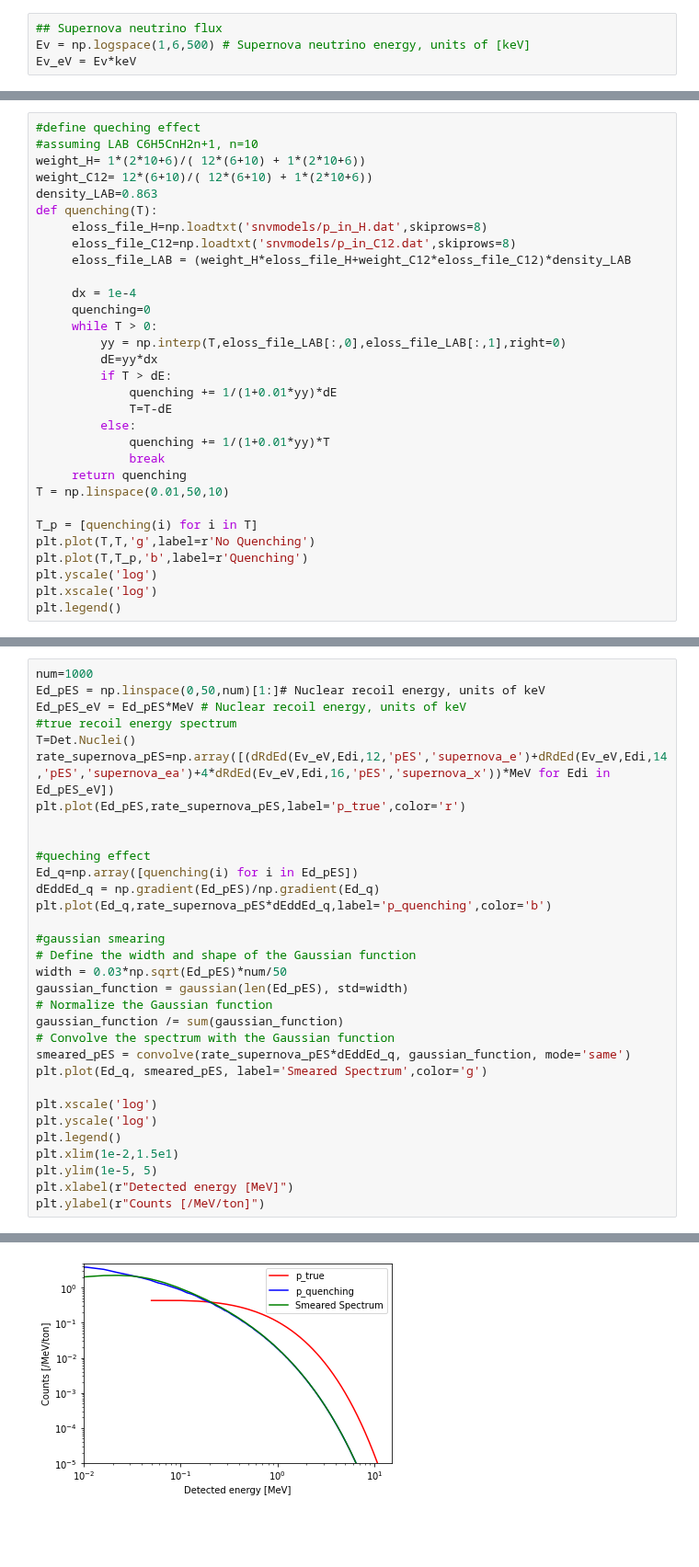
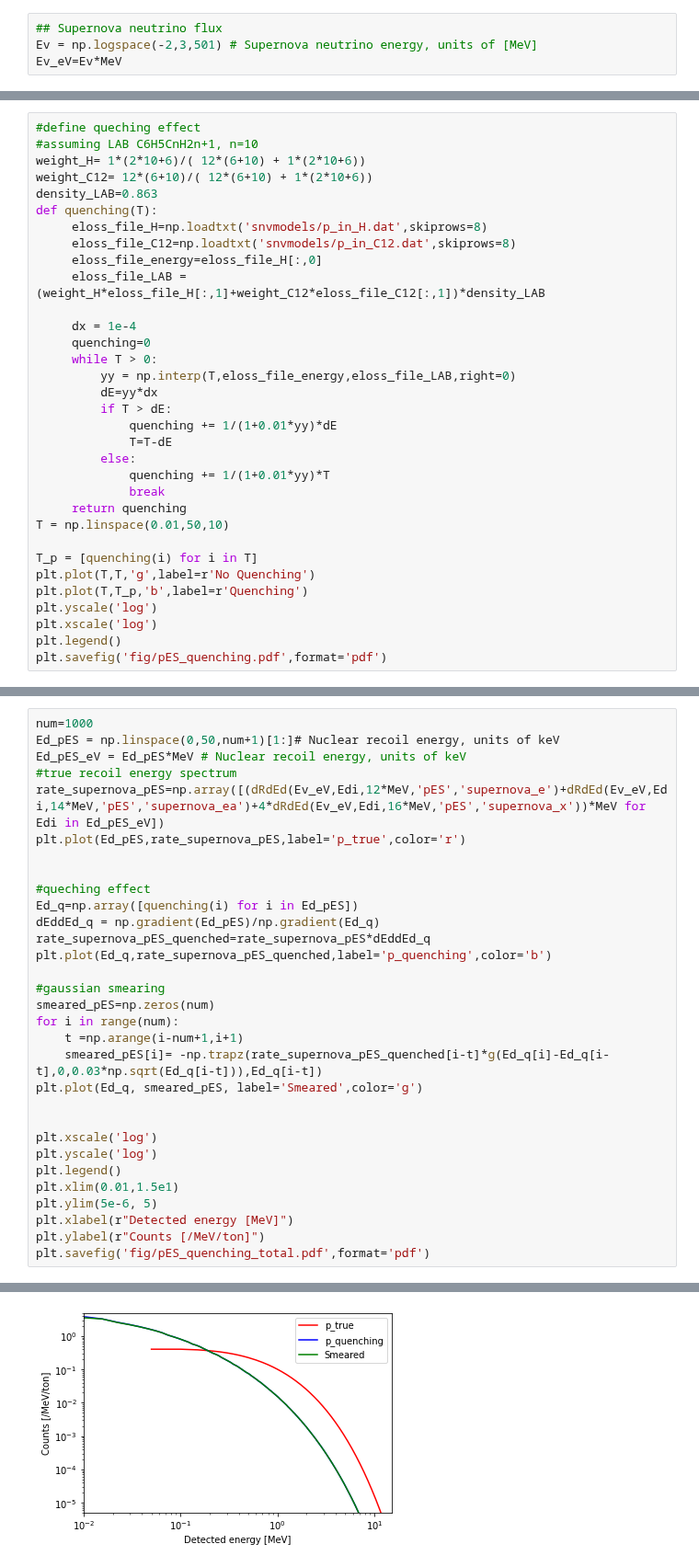
Before and after one commit to mjzurowski/sgm, a Jupyter notebook: Neutrino-LAB.ipynb, the cells around one changed output, grey strips where cells are left out. Shown at 92% size. Drawn from its saved outputs; the diff is of its cells as text; blank space fills up the shorter version.

```diff
--- a/Neutrino-LAB.ipynb
+++ b/Neutrino-LAB.ipynb
@@ -21,6 +19,6 @@ Det = DAMA()
 Model = SNv()
 # %%
 ## Supernova neutrino flux
-Ev = np.logspace(1,6,500) # Supernova neutrino energy, units of [keV]
-Ev_eV = Ev*keV
+Ev = np.logspace(-2,3,501) # Supernova neutrino energy, units of [MeV]
+Ev_eV=Ev*MeV
 # %%
@@ -153,12 +162,13 @@ density_LAB=0.863
 def quenching(T):
      eloss_file_H=np.loadtxt('snvmodels/p_in_H.dat',skiprows=8)
      eloss_file_C12=np.loadtxt('snvmodels/p_in_C12.dat',skiprows=8)
-     eloss_file_LAB = (weight_H*eloss_file_H+weight_C12*eloss_file_C12)*density_LAB
+     eloss_file_energy=eloss_file_H[:,0]
+     eloss_file_LAB = (weight_H*eloss_file_H[:,1]+weight_C12*eloss_file_C12[:,1])*density_LAB
 
      dx = 1e-4
      quenching=0
      while T > 0:
-         yy = np.interp(T,eloss_file_LAB[:,0],eloss_file_LAB[:,1],right=0)
+         yy = np.interp(T,eloss_file_energy,eloss_file_LAB,right=0)
          dE=yy*dx
          if T > dE:
              quenching += 1/(1+0.01*yy)*dE
@@ -175,4 +185,5 @@ plt.plot(T,T_p,'b',label=r'Quenching')
 plt.yscale('log')
 plt.xscale('log')
 plt.legend()
+plt.savefig('fig/pES_quenching.pdf',format='pdf')
 # %% [output]
@@ -180,34 +190,33 @@ plt.legend()
 [figure]
 # %%
 num=1000
-Ed_pES = np.linspace(0,50,num)[1:]# Nuclear recoil energy, units of keV
+Ed_pES = np.linspace(0,50,num+1)[1:]# Nuclear recoil energy, units of keV
 Ed_pES_eV = Ed_pES*MeV # Nuclear recoil energy, units of keV
 #true recoil energy spectrum
-T=Det.Nuclei()
-rate_supernova_pES=np.array([(dRdEd(Ev_eV,Edi,12,'pES','supernova_e')+dRdEd(Ev_eV,Edi,14,'pES','supernova_ea')+4*dRdEd(Ev_eV,Edi,16,'pES','supernova_x'))*MeV for Edi in Ed_pES_eV])
+rate_supernova_pES=np.array([(dRdEd(Ev_eV,Edi,12*MeV,'pES','supernova_e')+dRdEd(Ev_eV,Edi,14*MeV,'pES','supernova_ea')+4*dRdEd(Ev_eV,Edi,16*MeV,'pES','supernova_x'))*MeV for Edi in Ed_pES_eV])
 plt.plot(Ed_pES,rate_supernova_pES,label='p_true',color='r')
 
 
 #queching effect
 Ed_q=np.array([quenching(i) for i in Ed_pES])
 dEddEd_q = np.gradient(Ed_pES)/np.gradient(Ed_q)
-plt.plot(Ed_q,rate_supernova_pES*dEddEd_q,label='p_quenching',color='b')
+rate_supernova_pES_quenched=rate_supernova_pES*dEddEd_q
+plt.plot(Ed_q,rate_supernova_pES_quenched,label='p_quenching',color='b')
 
 #gaussian smearing
-# Define the width and shape of the Gaussian function
-width = 0.03*np.sqrt(Ed_pES)*num/50
-gaussian_function = gaussian(len(Ed_pES), std=width)
-# Normalize the Gaussian function
-gaussian_function /= sum(gaussian_function)
-# Convolve the spectrum with the Gaussian function
-smeared_pES = convolve(rate_supernova_pES*dEddEd_q, gaussian_function, mode='same')
-plt.plot(Ed_q, smeared_pES, label='Smeared Spectrum',color='g')
+smeared_pES=np.zeros(num)
+for i in range(num):
+    t =np.arange(i-num+1,i+1)
+    smeared_pES[i]= -np.trapz(rate_supernova_pES_quenched[i-t]*g(Ed_q[i]-Ed_q[i-t],0,0.03*np.sqrt(Ed_q[i-t])),Ed_q[i-t])
+plt.plot(Ed_q, smeared_pES, label='Smeared',color='g')
+
 
 plt.xscale('log')
 plt.yscale('log')
 plt.legend()
-plt.xlim(1e-2,1.5e1)
-plt.ylim(1e-5, 5)
+plt.xlim(0.01,1.5e1)
+plt.ylim(5e-6, 5)
 plt.xlabel(r"Detected energy [MeV]")
 plt.ylabel(r"Counts [/MeV/ton]")
+plt.savefig('fig/pES_quenching_total.pdf',format='pdf')
 # %% [output]
@@ -215 +223 @@ Text(0, 0.5, 'Counts [/MeV/ton]')
-[figure, old version]
+[figure, new version]
```
Also changed, not shown: parts of 19 cells of this notebook, 2 other files.
